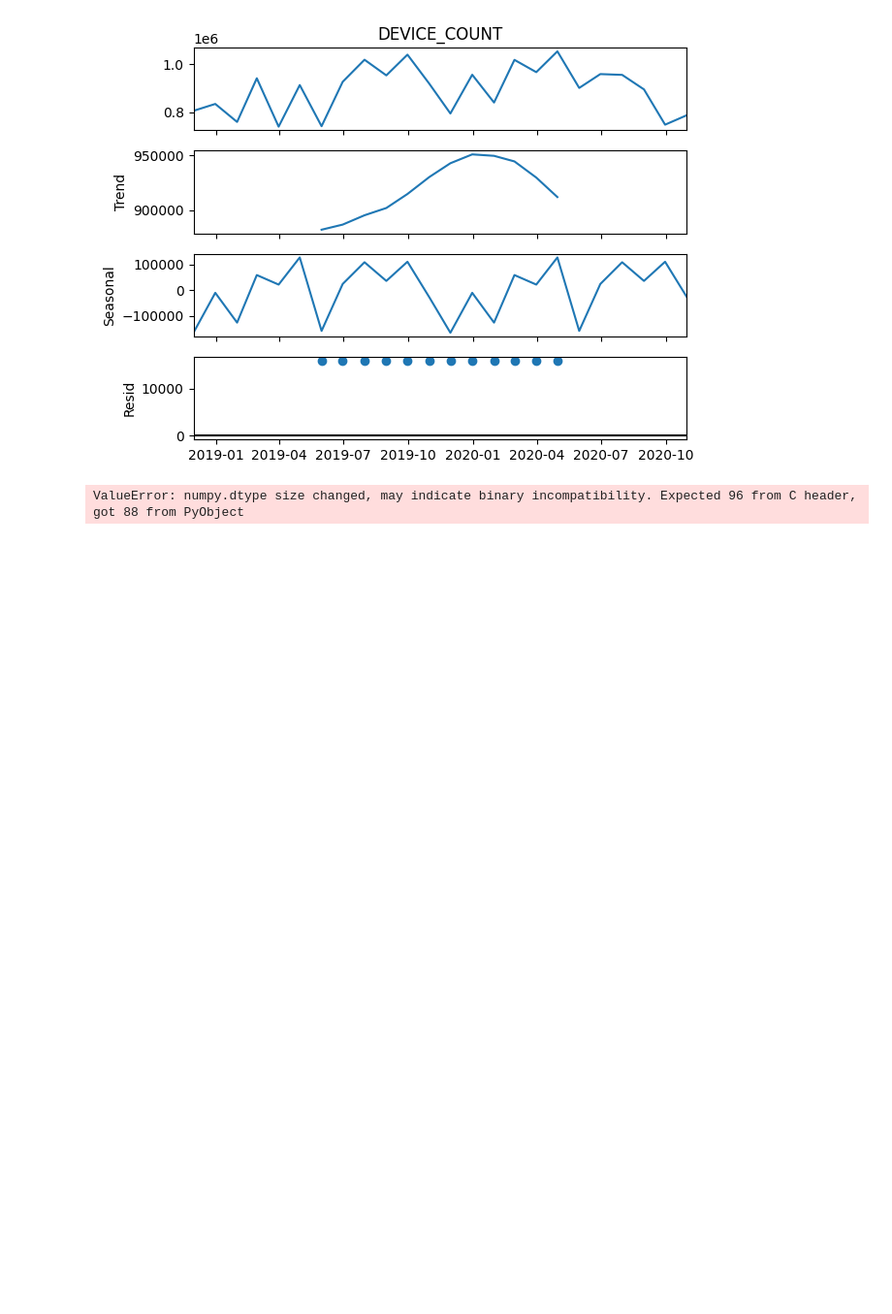
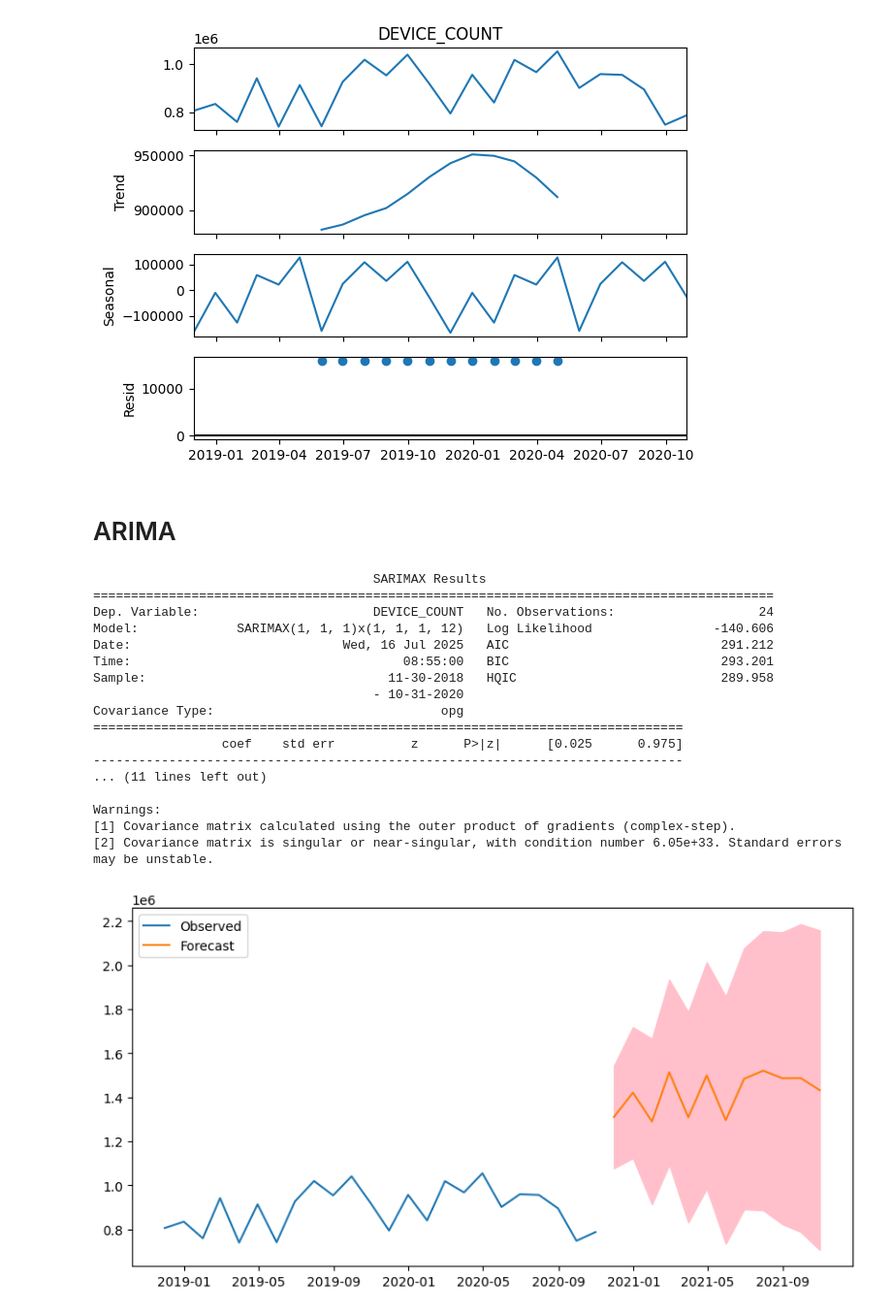
Before and after one commit to mdsri/Wakeb_coop, a Jupyter notebook: Week 4/models.ipynb, the cells around one changed output. Shown at 97% size. Cells and saved outputs as stored; diff of their text form; code cells hidden in the pictures; blank space fills up the shorter version.

```diff
--- a/Week 4/models.ipynb
+++ b/Week 4/models.ipynb
@@ -2,7 +2,7 @@
 import pandas as pd
 import numpy as np
 # %%
-df = pd.read_csv('last_version.csv')
+df = pd.read_csv('new.csv')
 # %%
 df = df.sort_values(by='CAL_DT').reset_index(drop=True)
 df.CAL_DT.unique()
@@ -42,14 +44,47 @@ decomposition.plot()
 plt.show()
 # %% [output]
 [figure]
+# %% [markdown]
+# ARIMA
 # %%
-import pmdarima as pm
+import statsmodels.api as sm
 
-model = pm.auto_arima(df_monthly['DEVICE_COUNT'],
-                      seasonal=True, m=12,   # monthly seasonality
-                      trace=True,
-                      error_action='ignore',
-                      suppress_warnings=True)
-print(model.summary())
+# Use SARIMAX for seasonal ARIMA
+model = sm.tsa.statespace.SARIMAX(df_monthly['DEVICE_COUNT'],
+                                  order=(1,1,1),
+                                  seasonal_order=(1,1,1,12))
+results = model.fit()
+print(results.summary())
+
+# Forecast next 12 months
+forecast = results.get_forecast(steps=12)
+forecast_ci = forecast.conf_int()
+
+# Plot
+import matplotlib.pyplot as plt
+
+plt.figure(figsize=(10,5))
+plt.plot(df_monthly.index, df_monthly['DEVICE_COUNT'], label='Observed')
+plt.plot(forecast.predicted_mean.index, forecast.predicted_mean, label='Forecast')
+plt.fill_between(forecast_ci.index, forecast_ci.iloc[:, 0], forecast_ci.iloc[:, 1], color='pink')
+plt.legend()
+plt.show()
 # %% [output]
-ValueError: numpy.dtype size changed, may indicate binary incompatibility. Expected 96 from C header, got 88 from PyObject
+                                     SARIMAX Results
+==========================================================================================
+Dep. Variable:                       DEVICE_COUNT   No. Observations:                   24
+Model:             SARIMAX(1, 1, 1)x(1, 1, 1, 12)   Log Likelihood                -140.606
+Date:                            Wed, 16 Jul 2025   AIC                            291.212
+Time:                                    08:55:00   BIC                            293.201
+Sample:                                11-30-2018   HQIC                           289.958
+                                     - 10-31-2020
+Covariance Type:                              opg
+==============================================================================
+                 coef    std err          z      P>|z|      [0.025      0.975]
+------------------------------------------------------------------------------
+... (11 lines left out)
+
+Warnings:
+[1] Covariance matrix calculated using the outer product of gradients (complex-step).
+[2] Covariance matrix is singular or near-singular, with condition number 6.05e+33. Standard errors may be unstable.
+[figure, added]
```
Also changed, not shown: parts of 22 cells of this notebook, 2 other files.
